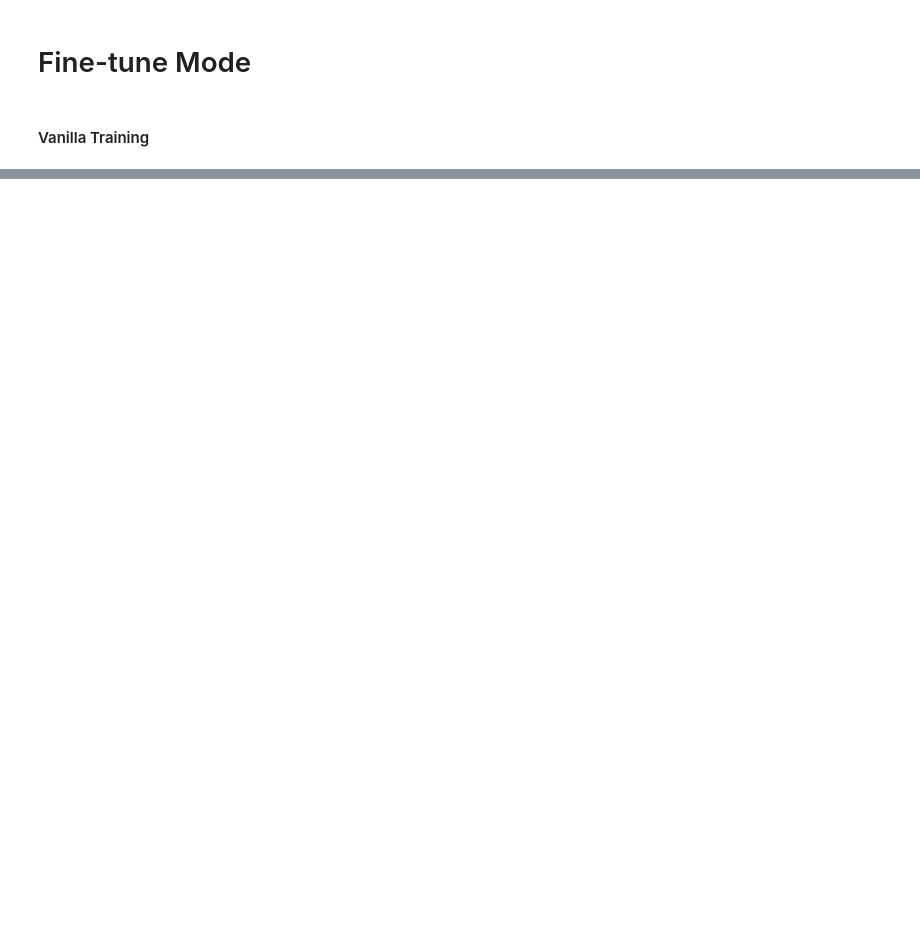
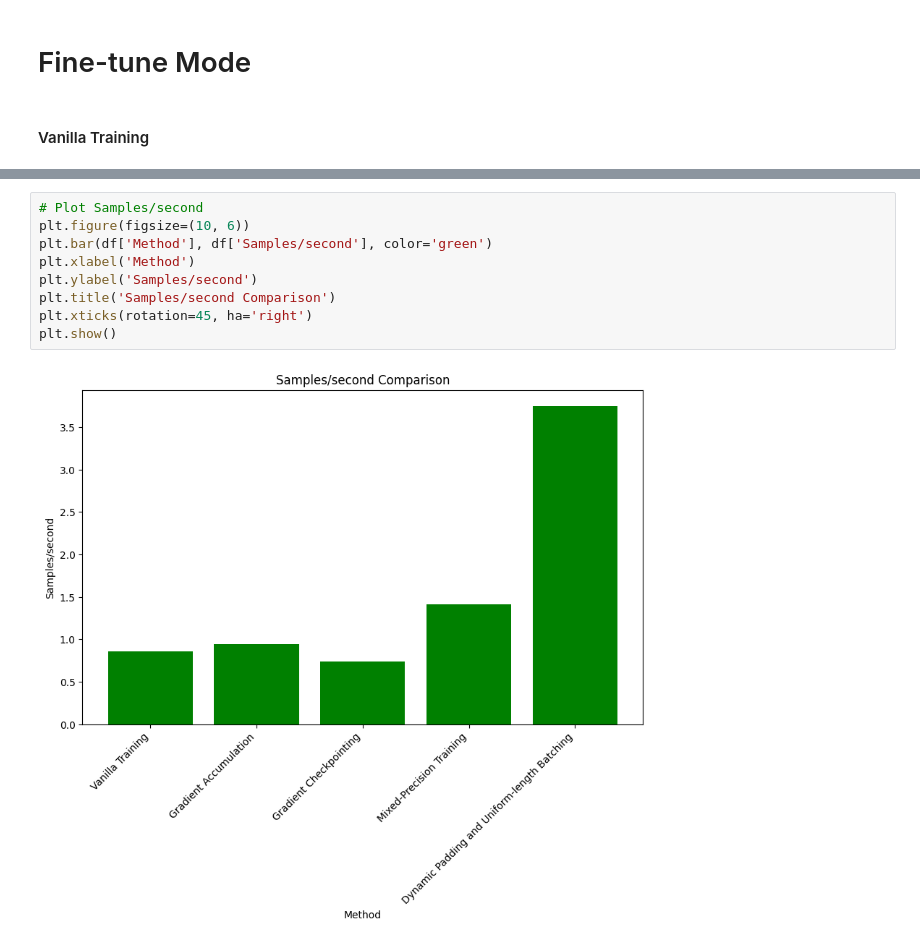
Before and after one commit to mehedihasanbijoy/How-to-HuggingFace, a Jupyter notebook: Efficient_Ways_of_LLMs_Fine_Tuning.ipynb, the cells around one changed output, grey strips where cells are left out. Saved outputs shown, nothing was run; the diff lists cells and outputs as text; blank space fills up the shorter version.

```diff
--- a/Efficient_Ways_of_LLMs_Fine_Tuning.ipynb
+++ b/Efficient_Ways_of_LLMs_Fine_Tuning.ipynb
@@ -249,0 +731,11 @@ Dataset({
+# %%
+# Plot Samples/second
+plt.figure(figsize=(10, 6))
+plt.bar(df['Method'], df['Samples/second'], color='green')
+plt.xlabel('Method')
+plt.ylabel('Samples/second')
+plt.title('Samples/second Comparison')
+plt.xticks(rotation=45, ha='right')
+plt.show()
+# %% [output]
+[figure, added]
```
Also changed, not shown: parts of 40 cells of this notebook.
